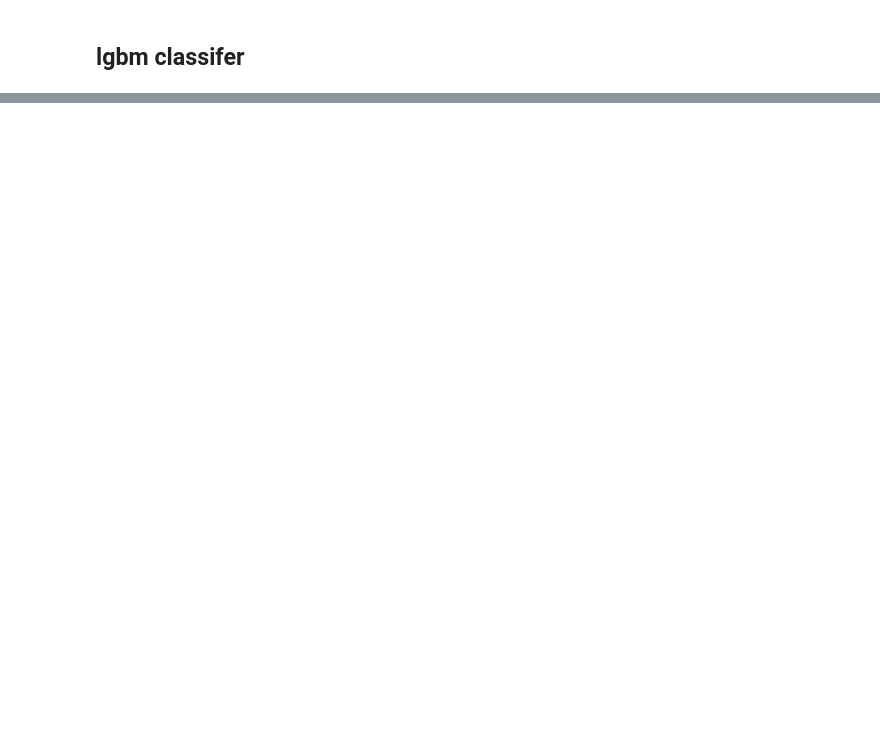
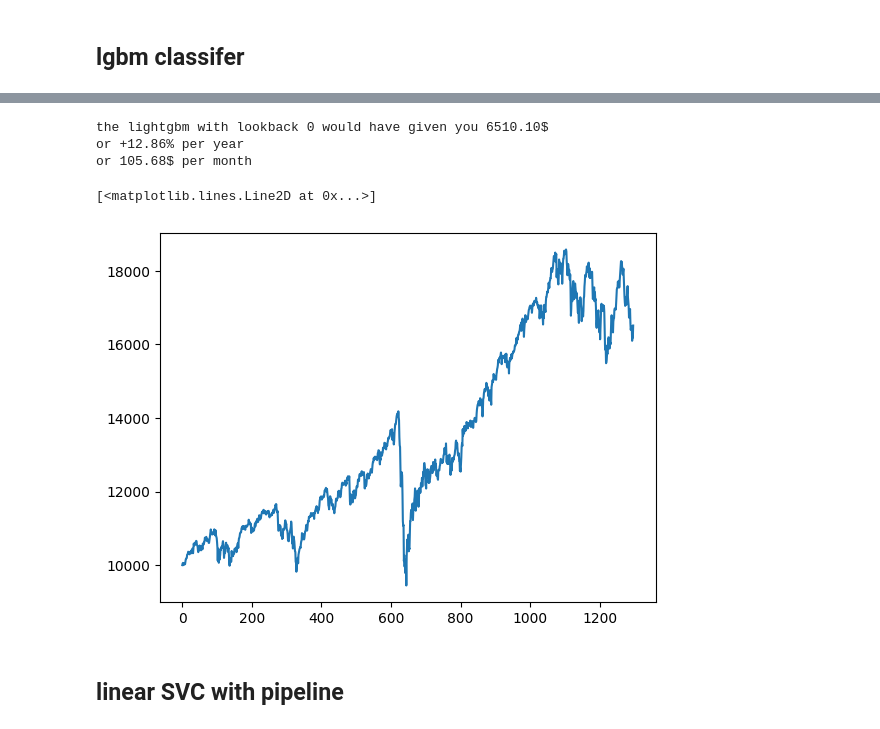
Before and after one commit to JustinGuese/tradingbot22-tradingbots, a Jupyter notebook: jupyternotebooks/correlations.ipynb, the cells around one changed output, grey strips where cells are left out. Cells and saved outputs as stored; diff of their text form; code cells hidden in the pictures; blank space fills up the shorter version.

Commit message:
affect on other stocks

```diff
--- a/jupyternotebooks/correlations.ipynb
+++ b/jupyternotebooks/correlations.ipynb
@@ -271,2 +271,9 @@ or 56.78$ per month
 # %% [markdown]
 ## lgbm classifer
+# %%
+import lightgbm as ltb
+clf = ltb.LGBMClassifier()
+clf.fit(x_train, y_train)
+predicted_y = clf.predict(x_test)
+print(metrics.classification_report(y_test, predicted_y))
+print(metrics.confusion_matrix(y_test, predicted_y))
@@ -272,0 +292,61 @@ or 56.78$ per month
+# %%
+preds = clf.predict(df.drop(["signal", "ticker"], axis = 1).fillna(method="bfill").fillna(0))
+# %%
+## do the same dance as with xgb
+
+
+bestLookback = -1
+bestLookbackWin = -9999
+bestLookbackPortfolio = []
+for lookback in range(0, 10):
+    money = startMoney
+    nrStocks = 0
+    portfolio = []
+    for i in range(lookback, len(df)):
+        prednow = np.median(preds[i-lookback:i])
+        # prednow = preds[i]
+        if prednow == 1 and nrStocks == 0 and money > 10:
+            # buy
+            howmany = money / df.iloc[i]["adj_close"] * .99
+            cost = howmany * df.iloc[i]["adj_close"] * (1 + COMMISSION)
+            money -= cost
+            nrStocks += howmany
+        elif prednow == -1 and nrStocks > 0:
+            money += nrStocks * df.iloc[i]["adj_close"] * (1 - COMMISSION)
+            nrStocks = 0
+        portfolio.append(money + nrStocks * df.iloc[i]["adj_close"])
+    # last day sell
+    money += nrStocks * df.iloc[-1]["adj_close"] * (1 - COMMISSION)
+    win = money - startMoney
+    if win > bestLookbackWin:
+        bestLookback = lookback
+        bestLookbackWin = win
+        bestLookbackPortfolio = portfolio
+
+print("the lightgbm with lookback %d would have given you %.2f$" % (bestLookback, bestLookbackWin))
+winPct = bestLookbackWin / startMoney * 100
+winPctYear = winPct / days * 365
+print("or +%.2f%% per year" % winPctYear)
+winPerMonth = bestLookbackWin / days * 30
+print("or %.2f$ per month" % winPerMonth)
+plt.plot(bestLookbackPortfolio)
+## tree
+# the decision tree with lookback 0 would have given you 19227.17$
+# or +37.98% per year
+# or 312.13$ per month
+## XGB - actually not too nice
+# the xgb with lookback 3 would have given you 3497.44$
+# or +6.91% per year
+# or 56.78$ per month
+## lightgbm
+# the lightgbm with lookback 3 would have given you 6510.10$
+# or +12.86% per year
+# or 105.68$ per month
+# %% [output]
+the lightgbm with lookback 0 would have given you 6510.10$
+or +12.86% per year
+or 105.68$ per month
+[<matplotlib.lines.Line2D at 0x...>]
+[figure, added]
+# %% [markdown]
+## linear SVC with pipeline
```
Also changed, not shown: parts of 8 cells of this notebook.
